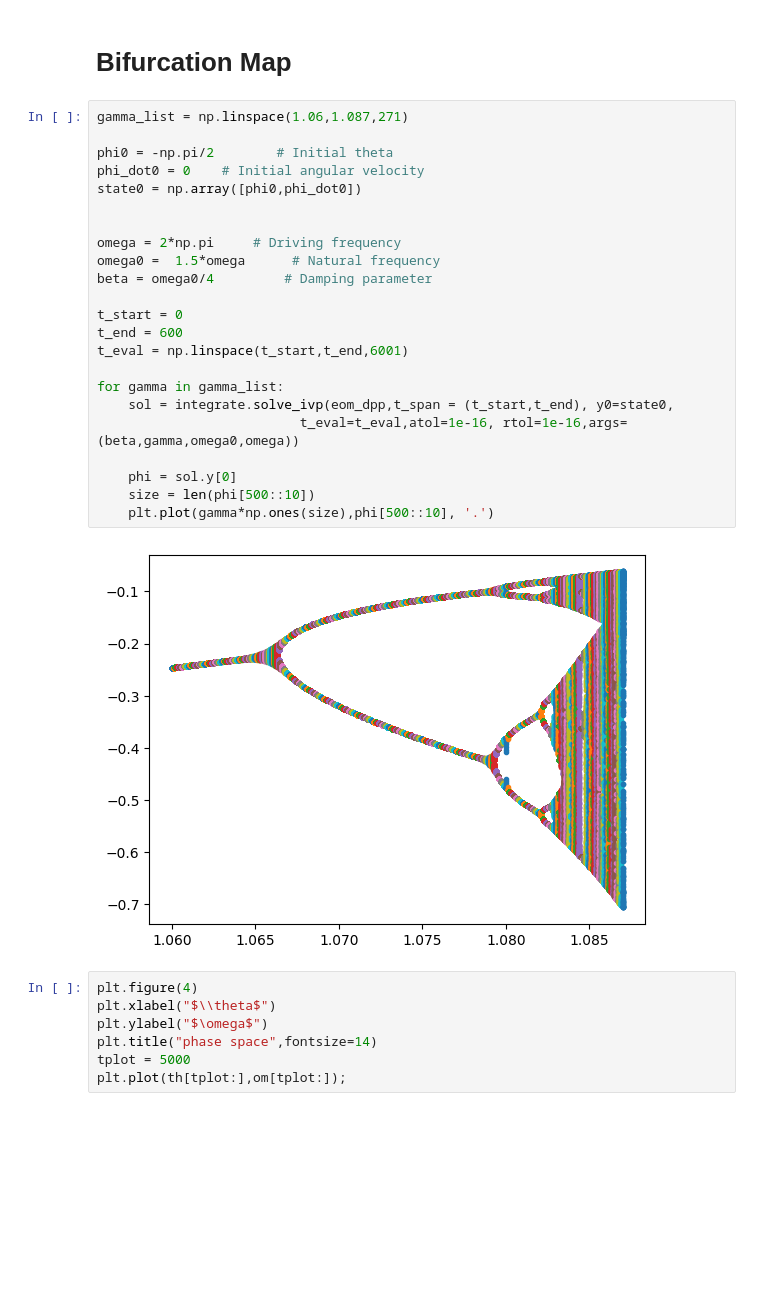
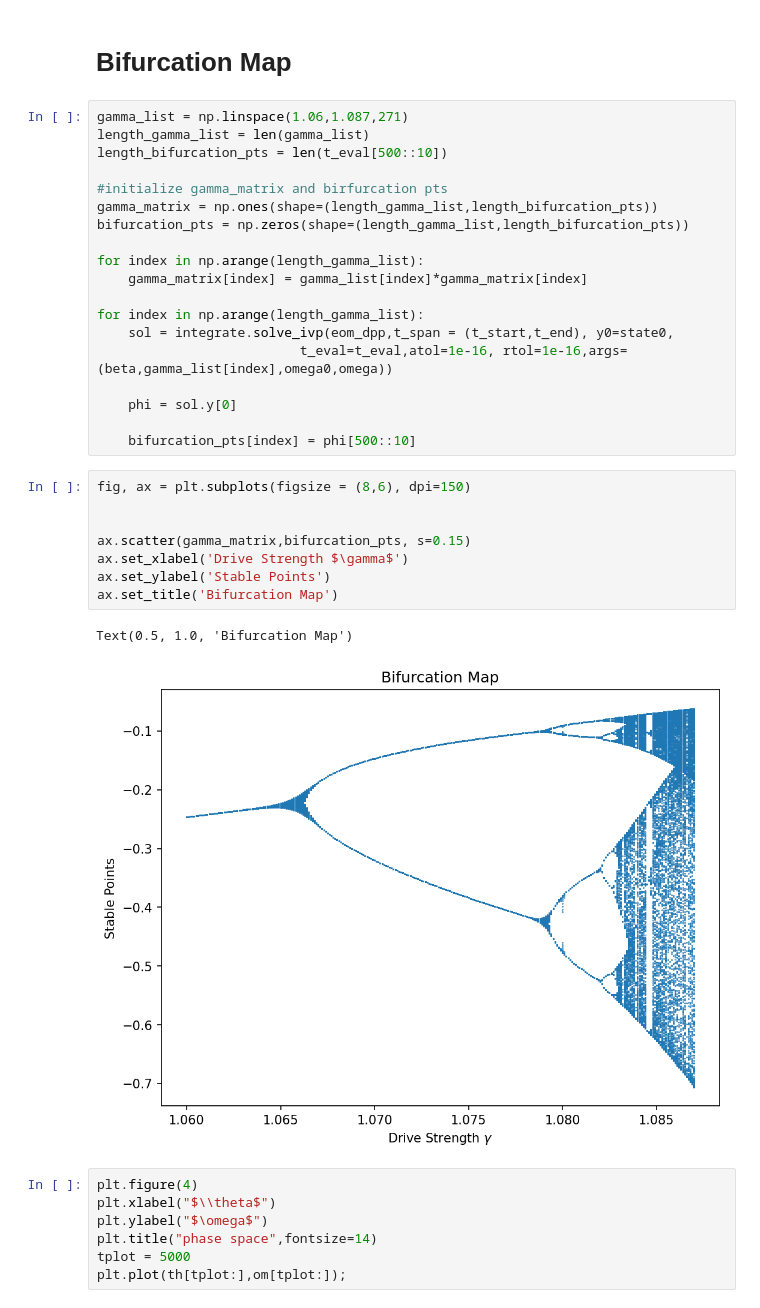
Before and after one commit to henpai91/DPP_Chaos, a Jupyter notebook: notebook.ipynb, the cells around one changed output. Cells and saved outputs as stored; diff of their text form; blank space fills up the shorter version.

Commit message:
Bifurcation Map added

```diff
--- a/notebook.ipynb
+++ b/notebook.ipynb
@@ -95,31 +95,36 @@ ax.xaxis.set_major_locator(MultipleLocator(base=np.pi))
 [figure]
 # %% [markdown]
 # Bifurcation Map
-# %%
-gamma_list = np.linspace(1.06,1.087,271)
-
-phi0 = -np.pi/2        # Initial theta
-phi_dot0 = 0    # Initial angular velocity
-state0 = np.array([phi0,phi_dot0])
-
-
-omega = 2*np.pi     # Driving frequency
-omega0 =  1.5*omega      # Natural frequency
-beta = omega0/4         # Damping parameter
-
-t_start = 0
-t_end = 600
-t_eval = np.linspace(t_start,t_end,6001)
-
-for gamma in gamma_list:
-    sol = integrate.solve_ivp(eom_dpp,t_span = (t_start,t_end), y0=state0,
-                          t_eval=t_eval,atol=1e-16, rtol=1e-16,args=(beta,gamma,omega0,omega))
-
-    phi = sol.y[0]
-    size = len(phi[500::10])
-    plt.plot(gamma*np.ones(size),phi[500::10], '.')
-# %% [output]
-[figure, removed]
+# %%
+gamma_list = np.linspace(1.06,1.087,271)
+length_gamma_list = len(gamma_list)
+length_bifurcation_pts = len(t_eval[500::10])
+
+#initialize gamma_matrix and birfurcation pts
+gamma_matrix = np.ones(shape=(length_gamma_list,length_bifurcation_pts))
+bifurcation_pts = np.zeros(shape=(length_gamma_list,length_bifurcation_pts))
+
+for index in np.arange(length_gamma_list):
+    gamma_matrix[index] = gamma_list[index]*gamma_matrix[index]
+
+for index in np.arange(length_gamma_list):
+    sol = integrate.solve_ivp(eom_dpp,t_span = (t_start,t_end), y0=state0,
+                          t_eval=t_eval,atol=1e-16, rtol=1e-16,args=(beta,gamma_list[index],omega0,omega))
+
+    phi = sol.y[0]
+
+    bifurcation_pts[index] = phi[500::10]
+# %%
+fig, ax = plt.subplots(figsize = (8,6), dpi=150)
+
+
+ax.scatter(gamma_matrix,bifurcation_pts, s=0.15)
+ax.set_xlabel('Drive Strength $\gamma$')
+ax.set_ylabel('Stable Points')
+ax.set_title('Bifurcation Map')
+# %% [output]
+Text(0.5, 1.0, 'Bifurcation Map')
+[figure, added]
 # %%
 plt.figure(4)
 plt.xlabel("$\\theta$")
```
